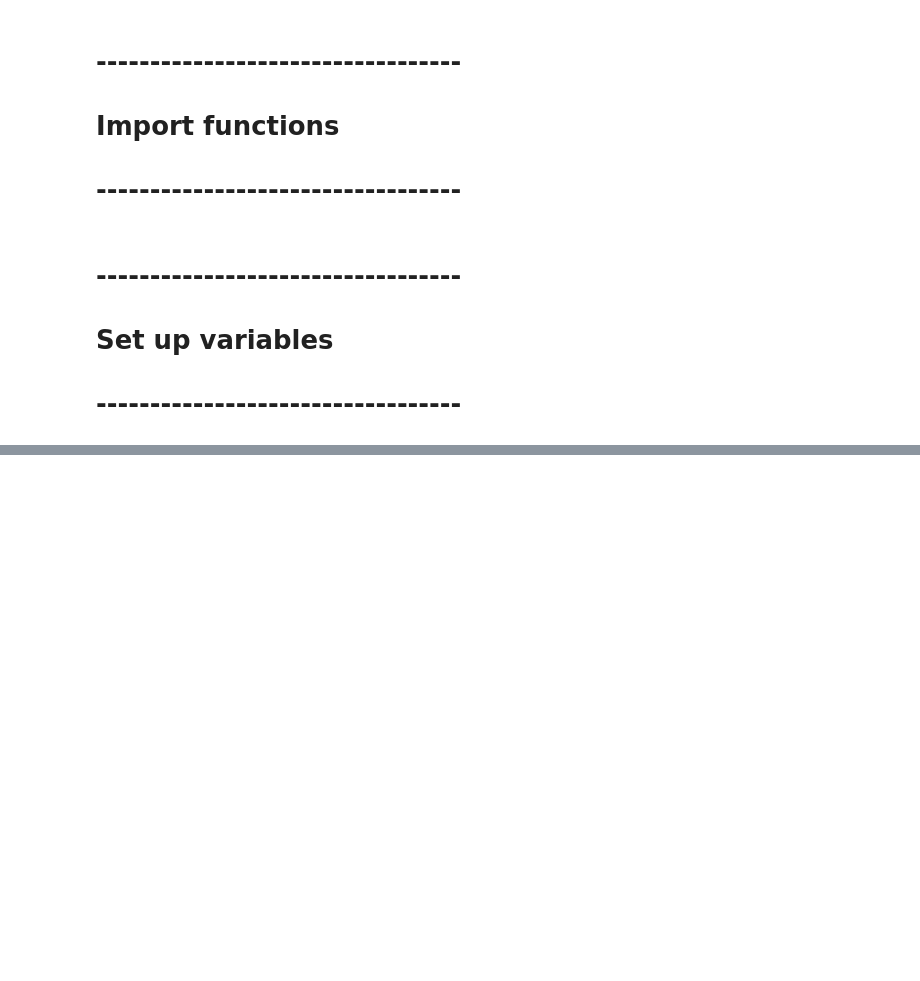
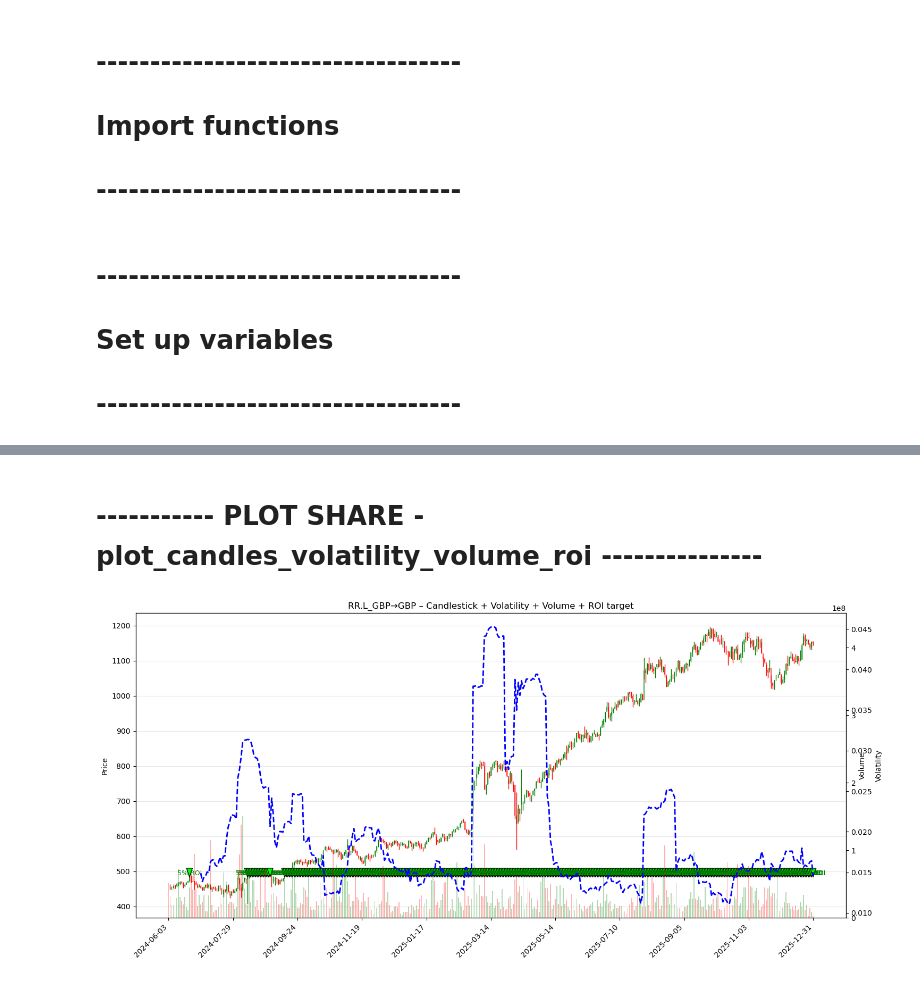
Before and after one commit to danielicarlojob-sys/finance, a Jupyter notebook: main.ipynb, the cells around one changed output, grey strips where cells are left out. Drawn from its saved outputs; the diff is of its cells as text; code cells hidden in the pictures; blank space fills up the shorter version.

```diff
--- a/main.ipynb
+++ b/main.ipynb
@@ -61,0 +141,18 @@ end_date = datetime(2025, 12, 29)
+# %% [markdown]
+# ----------- PLOT SHARE - plot_candles_volatility_volume_roi ---------------
+# %%
+try:
+    actions_list   = df_shares2.columns.get_level_values("ACTION").unique().to_list()
+    currencies_list = df_shares2.columns.get_level_values("CURRENCY").unique()
+    metrics   = df_shares2.columns.get_level_values("METRIC").unique()
+
+    ROI(
+        df=df_shares2,
+        actions=['RR.L_GBP→GBP'],
+        start=df_shares2.index.min(),
+        end=df_shares2.index.max()
+    )
+except Exception as e:
+    print(f"{debug_print()} [FAILED] plot_candles_volatility_volume_roi {type(e).__name__}: {e} ")
+# %% [output]
+[figure, added]
```
Also changed, not shown: parts of 9 cells of this notebook, 8 other files.
